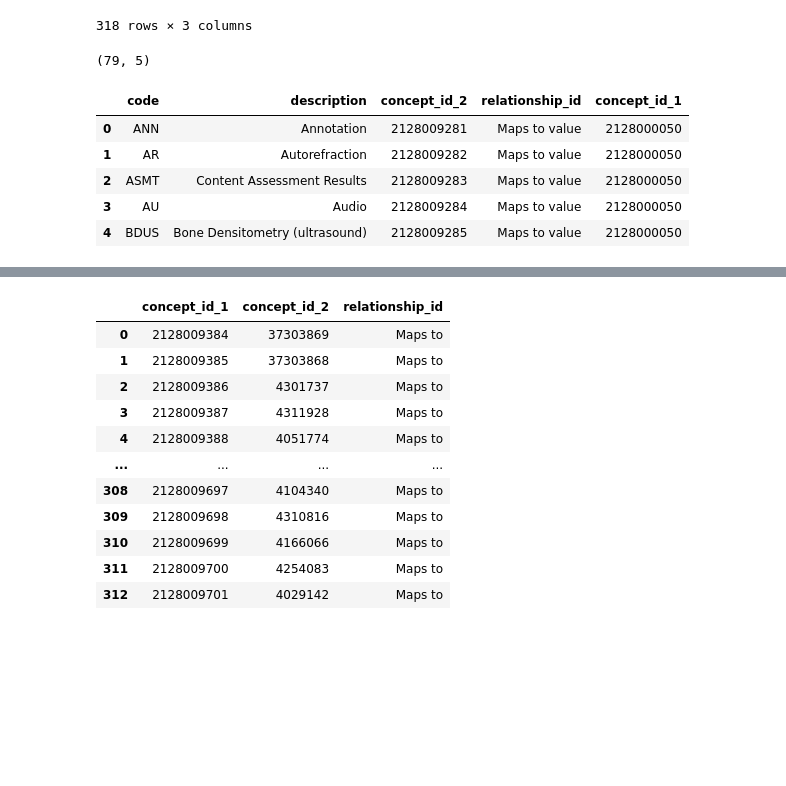
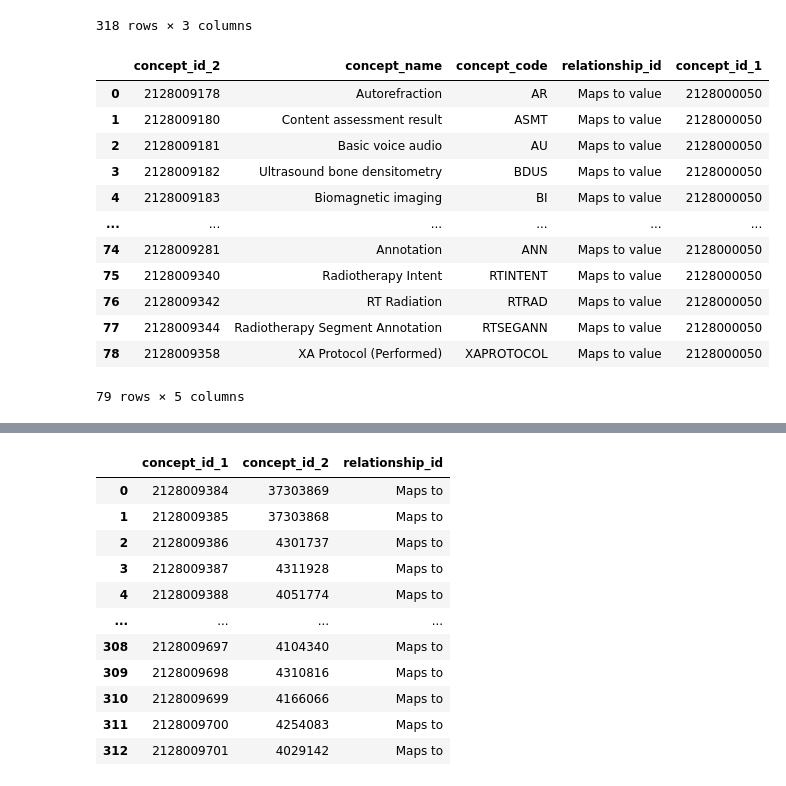
Before and after one commit to paulnagy/DICOM2OMOP, a Jupyter notebook: dicom_standard_to_omop/transform_dicom_to_omop.ipynb, the cells around one changed output, grey strips where cells are left out. Saved outputs shown, nothing was run; the diff lists cells and outputs as text; code cells hidden in the pictures; blank space fills up the shorter version.

```diff
--- a/dicom_standard_to_omop/transform_dicom_to_omop.ipynb
+++ b/dicom_standard_to_omop/transform_dicom_to_omop.ipynb
@@ -744,19 +760,33 @@ body_part_maps_to_value_2
 318 rows × 3 columns
 # %%
 # Create Concept_relationship table for the Modality Attribute
-modality_maps_to_value = combined_values[(combined_values['code'].isin(modality['code']))][['code', 'description', 'concept_id']].copy().reset_index(drop=True)
+# PW: used `omop_table_staging` instead of `combined_values` because the latter includes duplicate concept_ids that were later dropped.
+# PW: added a check in case any of the concept codes were duplicated or missing in omop_table_staging
+modality_maps_to_value = omop_table_staging.loc[
+    omop_table_staging['concept_code'].isin(modality['code']),
+    ['concept_id', 'concept_name', 'concept_code']
+    ].copy().reset_index(drop=True)
+assert all(modality['code'].isin(modality_maps_to_value['concept_code']))
+assert modality_maps_to_value.shape[0] == modality.shape[0]
 modality_maps_to_value['relationship_id'] = 'Maps to value'
-modality_maps_to_value['concept_id_1'] = attribute_table_omop.loc[attribute_table_omop['concept_name']=="Modality",'concept_id'].iloc[0]
+modality_maps_to_value['concept_id_1'] = attribute_table_omop.loc[
+    attribute_table_omop['concept_name']=="Modality", 'concept_id'
+    ].iloc[0]
 modality_maps_to_value = modality_maps_to_value.rename(columns={'concept_id':'concept_id_2'})
-print(modality_maps_to_value.shape)
-modality_maps_to_value.head()
+modality_maps_to_value
 # %% [output]
+|  | concept_id_2 | concept_name | concept_code | relationship_id | concept_id_1 |
+| 0 | 2128009178 | Autorefraction | AR | Maps to value | 2128000050 |
+| 1 | 2128009180 | Content assessment result | ASMT | Maps to value | 2128000050 |
+| 2 | 2128009181 | Basic voice audio | AU | Maps to value | 2128000050 |
+| 3 | 2128009182 | Ultrasound bone densitometry | BDUS | Maps to value | 2128000050 |
+| 4 | 2128009183 | Biomagnetic imaging | BI | Maps to value | 2128000050 |
+| ... | ... | ... | ... | ... | ... |
+| 74 | 2128009281 | Annotation | ANN | Maps to value | 2128000050 |
+| 75 | 2128009340 | Radiotherapy Intent | RTINTENT | Maps to value | 2128000050 |
+| 76 | 2128009342 | RT Radiation | RTRAD | Maps to value | 2128000050 |
+| 77 | 2128009344 | Radiotherapy Segment Annotation | RTSEGANN | Maps to value | 2128000050 |
+| 78 | 2128009358 | XA Protocol (Performed) | XAPROTOCOL | Maps to value | 2128000050 |
-(79, 5)
+79 rows × 5 columns
-|  | code | description | concept_id_2 | relationship_id | concept_id_1 |
-| 0 | ANN | Annotation | 2128009281 | Maps to value | 2128000050 |
-| 1 | AR | Autorefraction | 2128009282 | Maps to value | 2128000050 |
-| 2 | ASMT | Content Assessment Results | 2128009283 | Maps to value | 2128000050 |
-| 3 | AU | Audio | 2128009284 | Maps to value | 2128000050 |
-| 4 | BDUS | Bone Densitometry (ultrasound) | 2128009285 | Maps to value | 2128000050 |
 # %%
 # Create Concept_relationship table for the Patient Position Attribute
```
Also changed, not shown: parts of 7 cells of this notebook, 2 other files.
